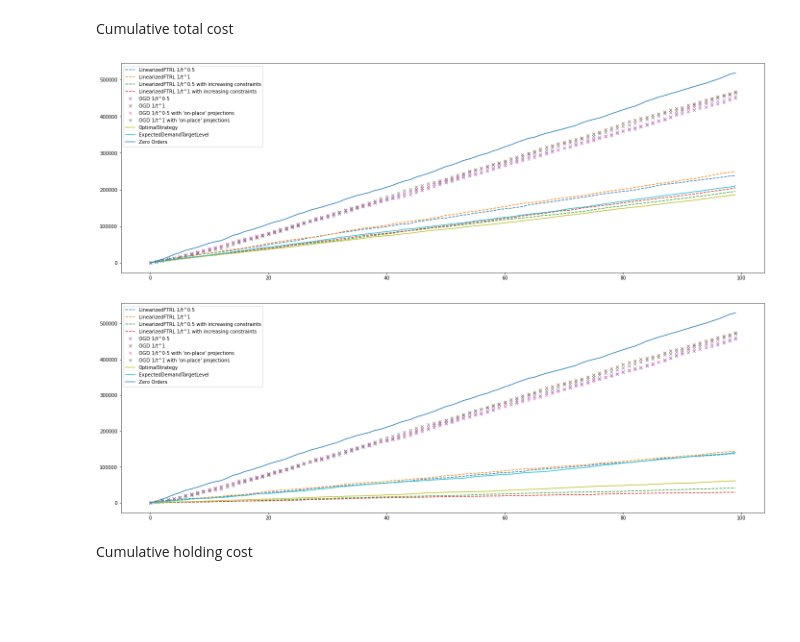
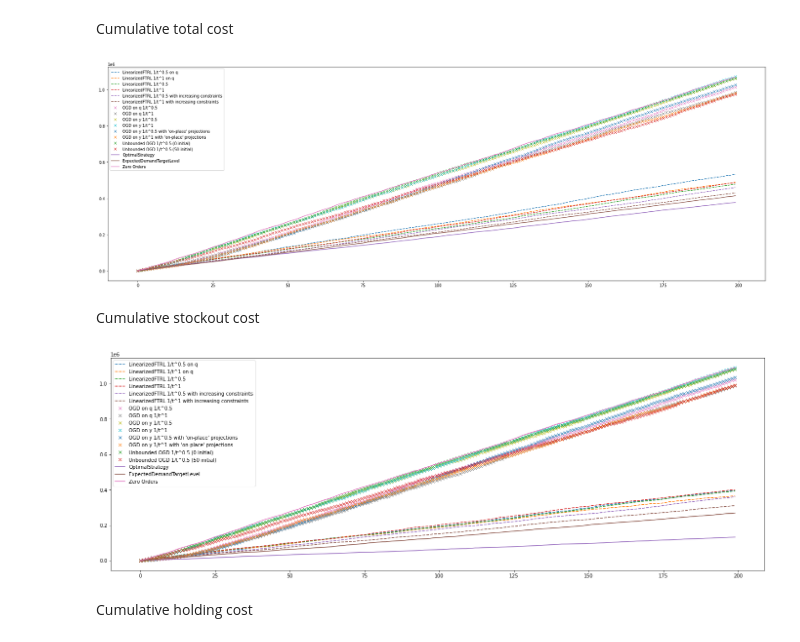
Before and after one commit to Califrais/newsvendor_tester, a Jupyter notebook: main_notebook.ipynb, the cells around one changed output. Saved outputs shown, nothing was run; the diff lists cells and outputs as text; code cells hidden in the pictures; blank space fills up the shorter version.

```diff
--- a/main_notebook.ipynb
+++ b/main_notebook.ipynb
@@ -114,9 +116,12 @@ learning_rates = [
     lambda t : demand_upper_bound/(max(holding_costs[0],stockout_costs[0])*np.power(t,alpha))
     for alpha in alphas_
 ]
-initial_base_stock = [[0]]*len(alphas_)
-policies : List[AbstractInventoryPolicy] = [
-    TargetLevelLinearizedFTRL(initial_base_stock[i],[demand_upper_bound],learning_rates[i],cost_structure,
+initial_base_stock  = [[0]]*len(alphas_)
+policies : List[AbstractInventoryPolicy] =  [
+    OrderQuantityLinearizedFTRL(initial_base_stock[i],[demand_upper_bound],learning_rates[i], cost_structure, name="LinearizedFTRL 1/t^{} on q".format(alphas_[i]))
+    for i in range(len(alphas_))
+] + [
+    TargetLevelLinearizedFTRL(initial_base_stock[i],[demand_upper_bound],learning_rates[i], cost_structure,
         project_on_the_highest_dynamic_constraint=False, name="LinearizedFTRL 1/t^{}".format(alphas_[i]))
     for i in range(len(alphas_))
 ] + [
@@ -124,14 +129,20 @@ policies : List[AbstractInventoryPolicy] = [
         project_on_the_highest_dynamic_constraint=True, name="LinearizedFTRL 1/t^{} with increasing constraints".format(alphas_[i]))
     for i in range(len(alphas_))
 ] + [
-    TargetLevelOGD(initial_base_stock[i],[demand_upper_bound],learning_rates[i],cost_structure,
-        iterate_on_implemented_levels=False, name="OGD 1/t^{}".format(alphas_[i]))
+    OrderQuantityOGD(initial_base_stock[i],[demand_upper_bound],learning_rates[i],cost_structure,
+        iterate_on_implemented_levels=False, name="OGD on q 1/t^{}".format(alphas_[i]))
     for i in range(len(alphas_))
 ] + [
     TargetLevelOGD(initial_base_stock[i],[demand_upper_bound],learning_rates[i],cost_structure,
-        iterate_on_implemented_levels=True, name="OGD 1/t^{} with 'on-place' projections".format(alphas_[i]))
+        iterate_on_implemented_levels=False, name="OGD on y 1/t^{}".format(alphas_[i]))
     for i in range(len(alphas_))
 ] + [
+    TargetLevelOGD(initial_base_stock[i],[demand_upper_bound],learning_rates[i],cost_structure,
+        iterate_on_implemented_levels=True, name="OGD on y 1/t^{} with 'on-place' projections".format(alphas_[i]))
+    for i in range(len(alphas_))
+] + [
+    TargetLevelOGD(initial_base_stock[0],[np.inf],learning_rates[0],cost_structure, iterate_on_implemented_levels=False, name="Unbounded OGD 1/t^0.5 (0 initial)"),
+    TargetLevelOGD([demand_upper_bound/2],[np.inf],learning_rates[0],cost_structure, iterate_on_implemented_levels=False, name="Unbounded OGD 1/t^0.5 (50 initial)"),
     LostSalesOptimalPolicy(purchase_costs, holding_costs, stockout_costs, discount_factor=1.0, demand_quantile_functions=[demand_rvs[k].ppf for k in range(nb_products)], name="OptimalStrategy"),
     ConstantBaseStock([demand_rvs[k].mean() for k in range(nb_products)], name="ExpectedDemandTargetLevel"),
     ConstantOrderQuantity(np.zeros(nb_products),name="Zero Orders")
@@ -141,10 +152,10 @@ Optimal unconstrainted base-stock level: [65.38724295]
 # %% [markdown]
 Running the simulations
 # %%
-nb_periods = 1000
-state.reset()
-cost_structure.reset()
+nb_periods = 2000
 for policy_id in tqdm(range(len(policies))) :
+    state.reset()
+    cost_structure.reset()
     for t in range(1,nb_periods+1) :
         order_quantities = policies[policy_id].get_order_quantity(t,state)
         demands = next(demands_generator())
@@ -157,7 +168,9 @@ for policy_id in tqdm(range(len(policies))) :
 # %% [markdown]
 Aggregated costs
 # %%
+total_cost = np.zeros(len(policies))
 for policy_id in range(len(policies)) :
-    print("Policy {}".format(policies[policy_id]))
-    print("Total cost: {:e}".format(pd.read_csv("cost_histories/costs_{}.csv".format(policy_id))[["purchase_cost","holding_cost","stockout_cost"]].sum().sum()))
+    total_cost[policy_id] = pd.read_csv("cost_histories/costs_{}.csv".format(policy_id))[["holding_cost","stockout_cost"]].sum().sum()
+print(np.array(list(map(str,policies)))[np.argsort(total_cost)])
+print([np.sort(total_cost)])
 # %% [output]
@@ -181,33 +193,35 @@ Total cost: 5.334944e+05
 # %% [markdown]
 Cumulative total cost
 # %%
-plt.figure(figsize=(24,8))
+plt.figure(figsize=(30,10))
 for policy_id in range(len(policies)) :
     array = np.array(pd.read_csv("cost_histories/costs_{}.csv".format(policy_id)).groupby("period").sum().sum(axis=1).cumsum())[::10]
-    if(policy_id<2*len(learning_rates)) :
+    if(policy_id<6) :
         plt.plot(array,"--",label=policies[policy_id])
-    elif(policy_id>=2*len(learning_rates) and policy_id<4*len(learning_rates)) :
+    elif(policy_id>=6 and policy_id<14) :
         plt.plot(array,"x",label=policies[policy_id])
     else :
         plt.plot(array,label=policies[policy_id])
 plt.legend()
 plt.show()
 # %% [output]
-[figure, old version]
+[figure, new version]
+# %% [markdown]
+Cumulative stockout cost
 # %%
 plt.figure(figsize=(24,8))
 for policy_id in range(len(policies)) :
     array = np.array(pd.read_csv("cost_histories/costs_{}.csv".format(policy_id)).groupby("period").sum()["stockout_cost"].cumsum())[::10]
-    if(policy_id<2*len(learning_rates)) :
+    if(policy_id<6) :
         plt.plot(array,"--",label=policies[policy_id])
-    elif(policy_id>=2*len(learning_rates) and policy_id<4*len(learning_rates)) :
+    elif(policy_id>=6 and policy_id<14) :
         plt.plot(array,"x",label=policies[policy_id])
     else :
         plt.plot(array,label=policies[policy_id])
 plt.legend()
 plt.show()
 # %% [output]
-[figure, old version]
+[figure, new version]
 # %% [markdown]
 Cumulative holding cost
 # %%
```
Also changed, not shown: parts of 3 cells of this notebook, 40 other files.
